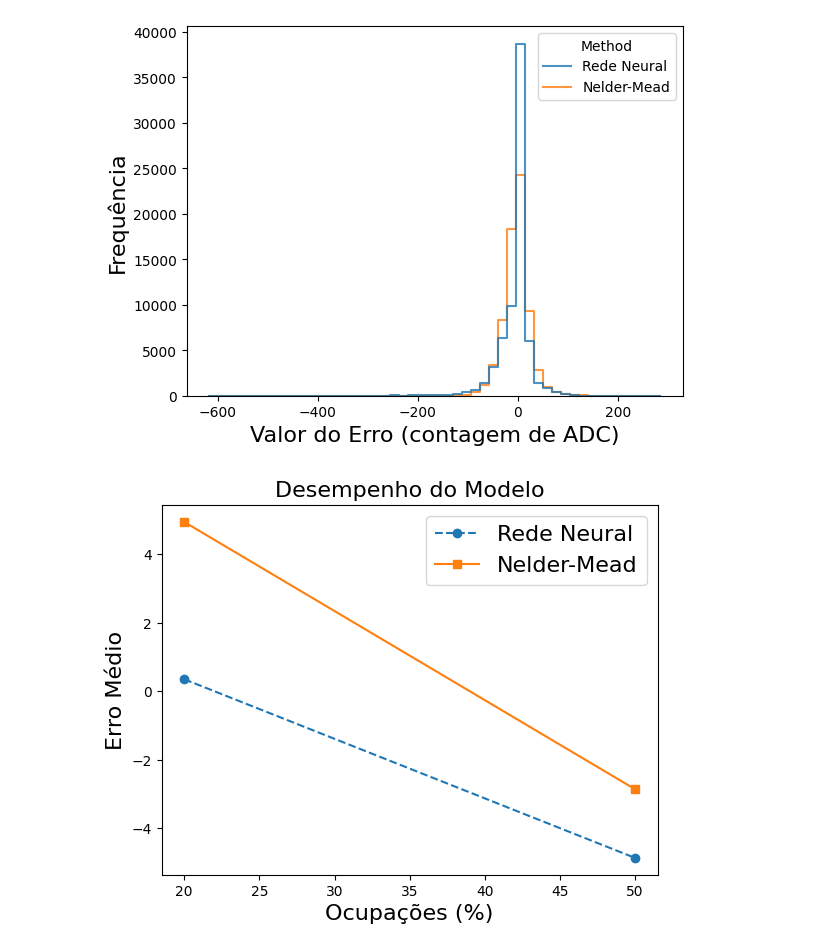
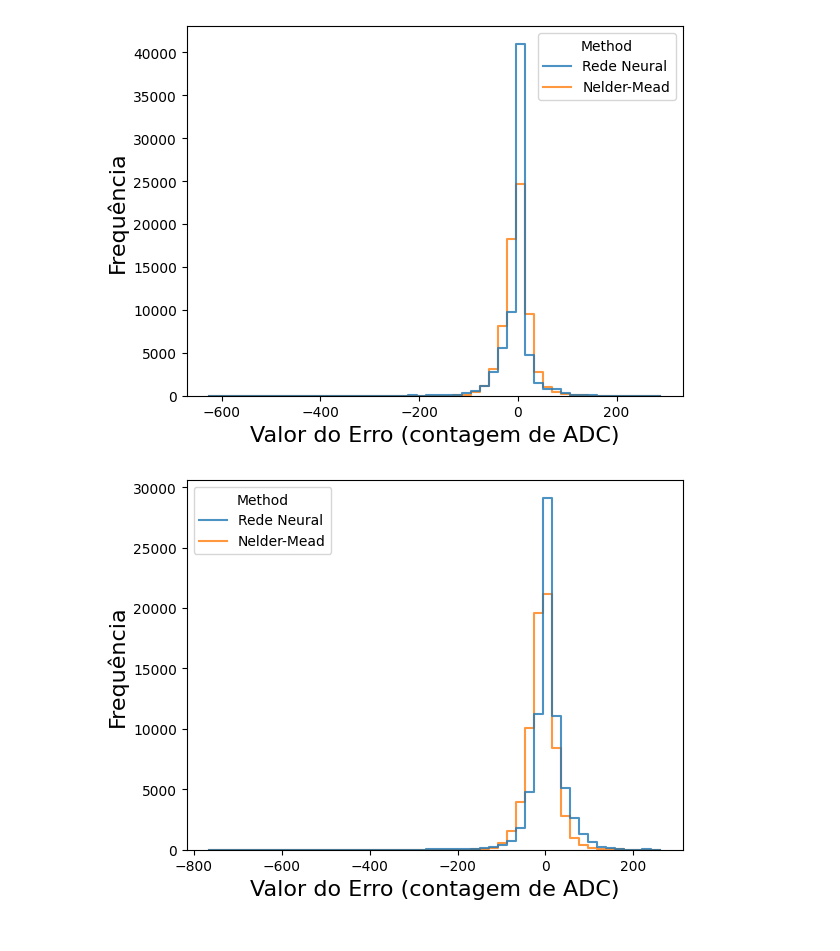
Before and after one commit to Caua-Gomes2005/Nelder-Mead_Rede-Neural, a Jupyter notebook: nm_rn_comparison.ipynb, the cells around one changed output. Drawn from its saved outputs; the diff is of its cells as text; code cells hidden in the pictures.

```diff
--- a/nm_rn_comparison.ipynb
+++ b/nm_rn_comparison.ipynb
@@ -189,7 +170,7 @@ palette = [
 ]
 
 #Distribuição dos resíduos
-for idx, occ in enumerate([occ_name]):
+for idx, occ in enumerate(occ_name):
     results = pd.concat([
             pd.DataFrame({"Residual Value": rn_residuals[occ], "Method": f"Rede Neural"}),
             pd.DataFrame({"Residual Value": nm_residuals[occ], "Method": f"Nelder-Mead"}),
@@ -206,7 +187,6 @@ plt.plot(occ, rn_stats['mean'], marker='o', color=palette[0], label='Rede Neural
 plt.plot(occ, nm_stats['mean'], marker='s', color=palette[1], label='Nelder-Mead')
 plt.xlabel('Ocupações (%)', fontsize=fsize)
 plt.ylabel('Erro Médio', fontsize=fsize)
-plt.title('Desempenho do Modelo', fontsize=fsize)
 plt.legend(fontsize=fsize)
 plt.show()
 
@@ -214,7 +194,6 @@ plt.plot(occ, rn_stats['std'], marker='o', color=palette[0], label='Rede Neural'
 plt.plot(occ, nm_stats['std'], marker='s', color=palette[1], label='Nelder-Mead')
 plt.xlabel('Ocupações (%)', fontsize=fsize)
 plt.ylabel('Desvio Padrão do Erro', fontsize=fsize)
-plt.title('Desempenho do Modelo', fontsize=fsize)
 plt.legend()
 plt.show()
 # %% [output]
@@ -222,2 +201,2 @@ plt.show()
-[figure, old version]
+[figure, new version]
-[figure, old version]
+[figure, new version]
```
Also changed, not shown: parts of 4 cells of this notebook.
